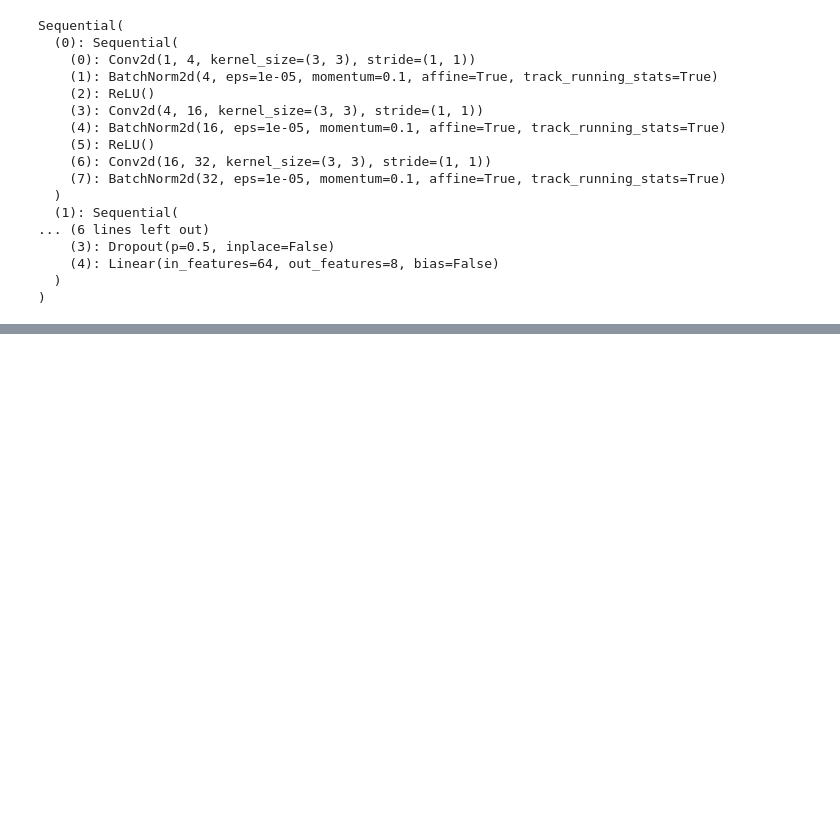
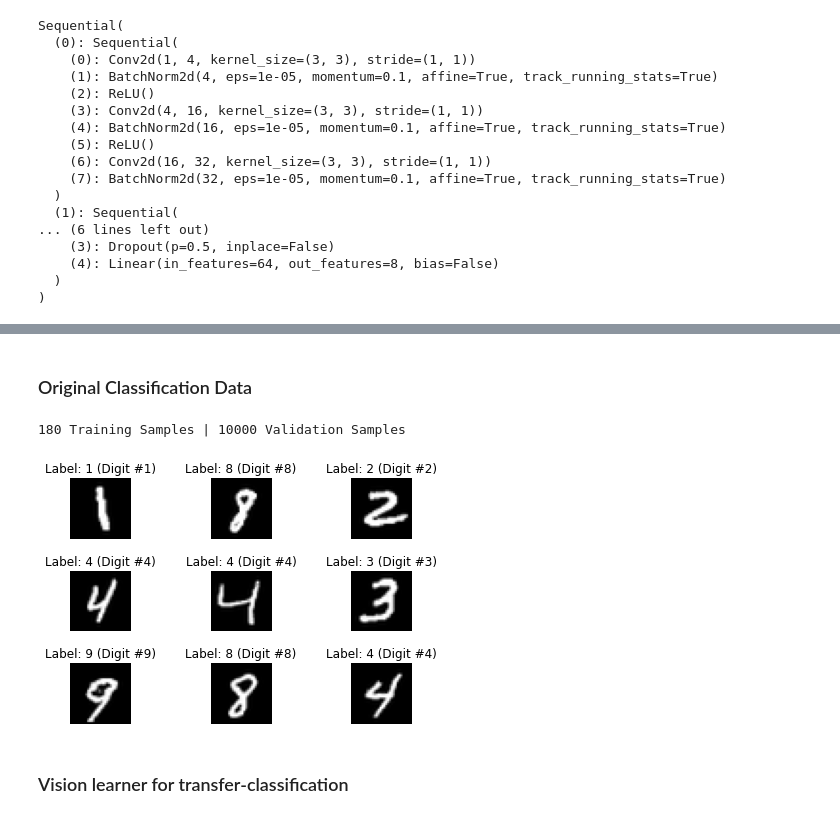
Before and after one commit to ibacaraujo/self-supervision-fastai, a Jupyter notebook: self_supervised_fast_ai.ipynb, the cells around one changed output, grey strips where cells are left out. Cells and saved outputs as stored; diff of their text form; code cells hidden in the pictures; blank space fills up the shorter version.

```diff
--- a/self_supervised_fast_ai.ipynb
+++ b/self_supervised_fast_ai.ipynb
@@ -99,0 +297,23 @@ Sequential(
+# %% [markdown]
+### Original Classification Data
+# %%
+# Switch over to the original labeled data for classification
+# IMPORTANT. We're only using 180 samples for training.
+train_ds = Custom_Dataset_MNIST('/content/drive/My Drive/fastai2/data/MNIST/processed/training.pt', pct=0.003, classification=True)
+valid_ds = Custom_Dataset_MNIST('/content/drive/My Drive/fastai2/data/MNIST/processed/test.pt', pct=1.0, classification=True)
+print('{0} Training Samples | {1} Validation Samples'.format(len(train_ds), len(valid_ds)))
+# %% [output]
+180 Training Samples | 10000 Validation Samples
+# %%
+from fastai2.data.core import DataLoaders
+
+dls = DataLoaders.from_dsets(train_ds, valid_ds)
+dls.show_batch = train_ds.show_batch
+
+dls.c = 10
+
+dls.show_batch()
+# %% [output]
+[figure, added]
+# %% [markdown]
+### Vision learner for transfer-classification
```
Also changed, not shown: parts of 35 cells of this notebook.
